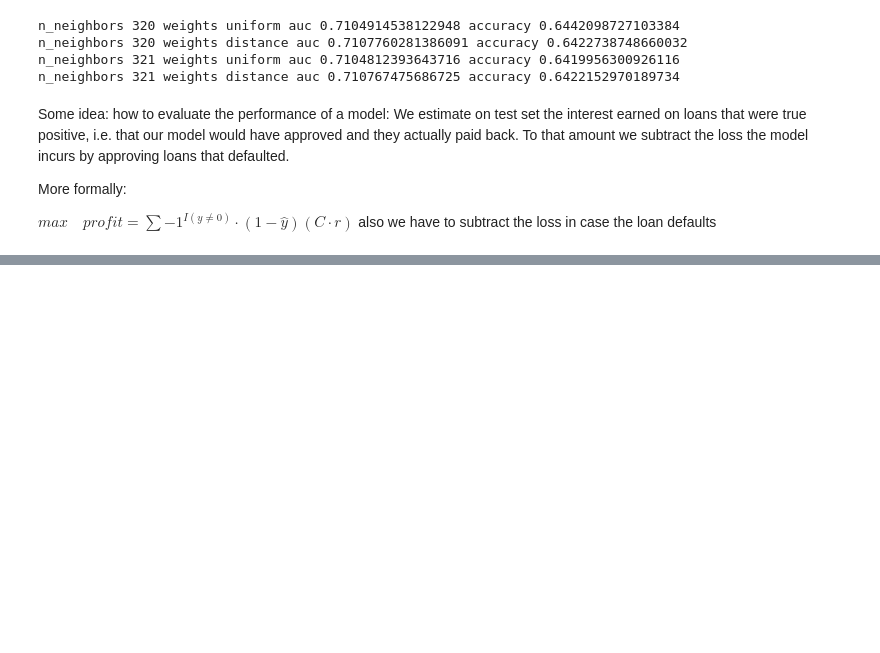
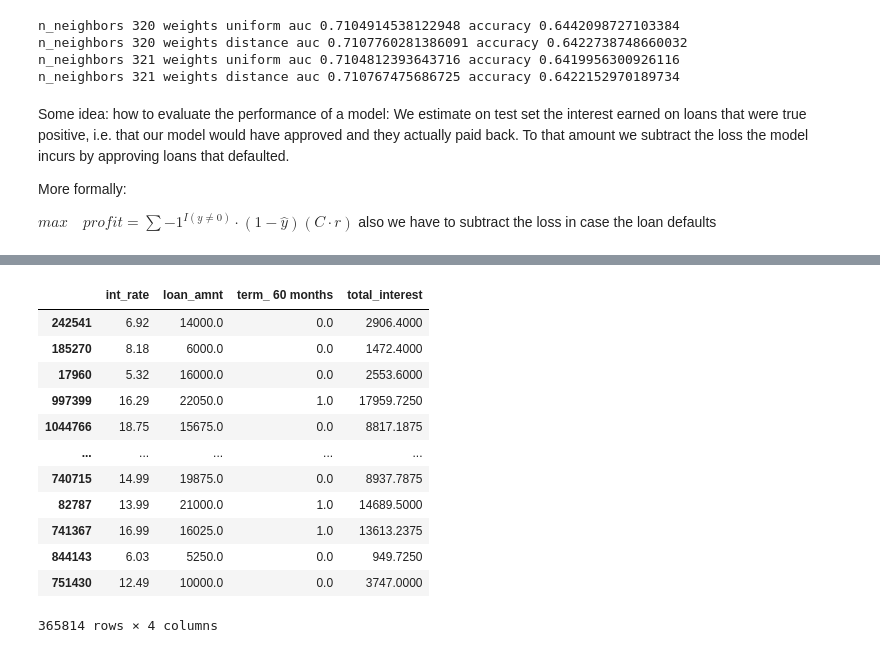
Before and after one commit to G-Mass/MTFI-project, a Jupyter notebook: p2p_lending_credit_risk_assessment.ipynb, the cells around one changed output, grey strips where cells are left out. Cells and saved outputs as stored; diff of their text form; code cells hidden in the pictures; blank space fills up the shorter version.

```diff
--- a/p2p_lending_credit_risk_assessment.ipynb
+++ b/p2p_lending_credit_risk_assessment.ipynb
@@ -1035,0 +998,3 @@ $max\quad profit = \sum -1^{I(y\ne0)} \cdot (1-\hat y)(C\cdot r)$ also we have t
+# %%
+original_X_test = X_test[["int_rate","loan_amnt","term_ 60 months"]]*train_stds[["int_rate","loan_amnt","term_ 60 months"]] + train_means[["int_rate","loan_amnt","term_ 60 months"]]
+original_X_test
@@ -1035,0 +1015,18 @@ $max\quad profit = \sum -1^{I(y\ne0)} \cdot (1-\hat y)(C\cdot r)$ also we have t
+# %%
+original_X_test["total_interest"] = (original_X_test.loan_amnt * (original_X_test.int_rate/100)).apply(lambda x : x*3)
+original_X_test.total_interest[original_X_test["term_ 60 months"] == 1] = original_X_test.total_interest/3*5
+original_X_test
+# %% [output]
+|  | int_rate | loan_amnt | term_ 60 months | total_interest |
+| 242541 | 6.92 | 14000.0 | 0.0 | 2906.4000 |
+| 185270 | 8.18 | 6000.0 | 0.0 | 1472.4000 |
+| 17960 | 5.32 | 16000.0 | 0.0 | 2553.6000 |
+| 997399 | 16.29 | 22050.0 | 1.0 | 17959.7250 |
+| 1044766 | 18.75 | 15675.0 | 0.0 | 8817.1875 |
+| ... | ... | ... | ... | ... |
+| 740715 | 14.99 | 19875.0 | 0.0 | 8937.7875 |
+| 82787 | 13.99 | 21000.0 | 1.0 | 14689.5000 |
+| 741367 | 16.99 | 16025.0 | 1.0 | 13613.2375 |
+| 844143 | 6.03 | 5250.0 | 0.0 | 949.7250 |
+| 751430 | 12.49 | 10000.0 | 0.0 | 3747.0000 |
+365814 rows × 4 columns
```
Also changed, not shown: parts of 21 cells of this notebook.
